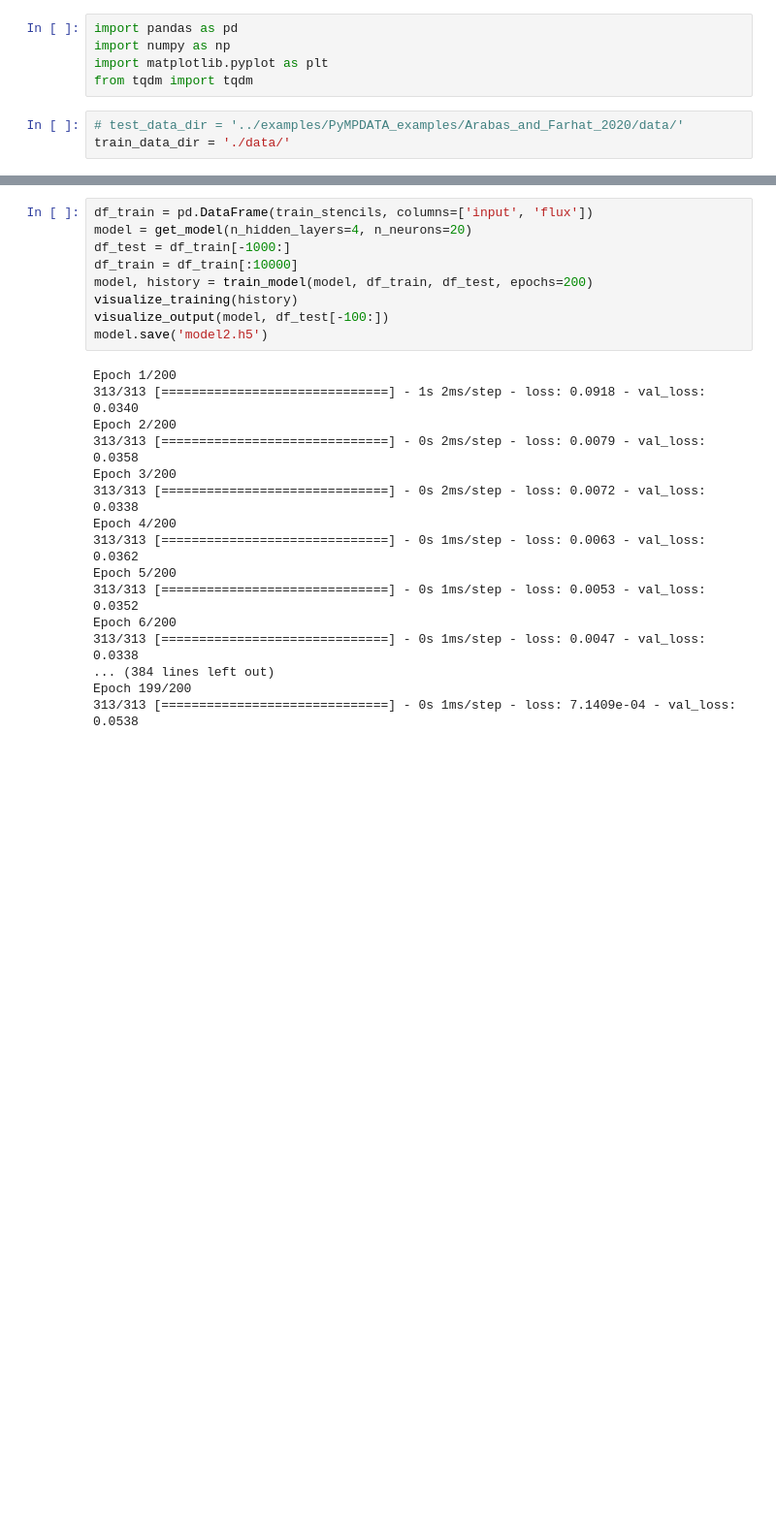
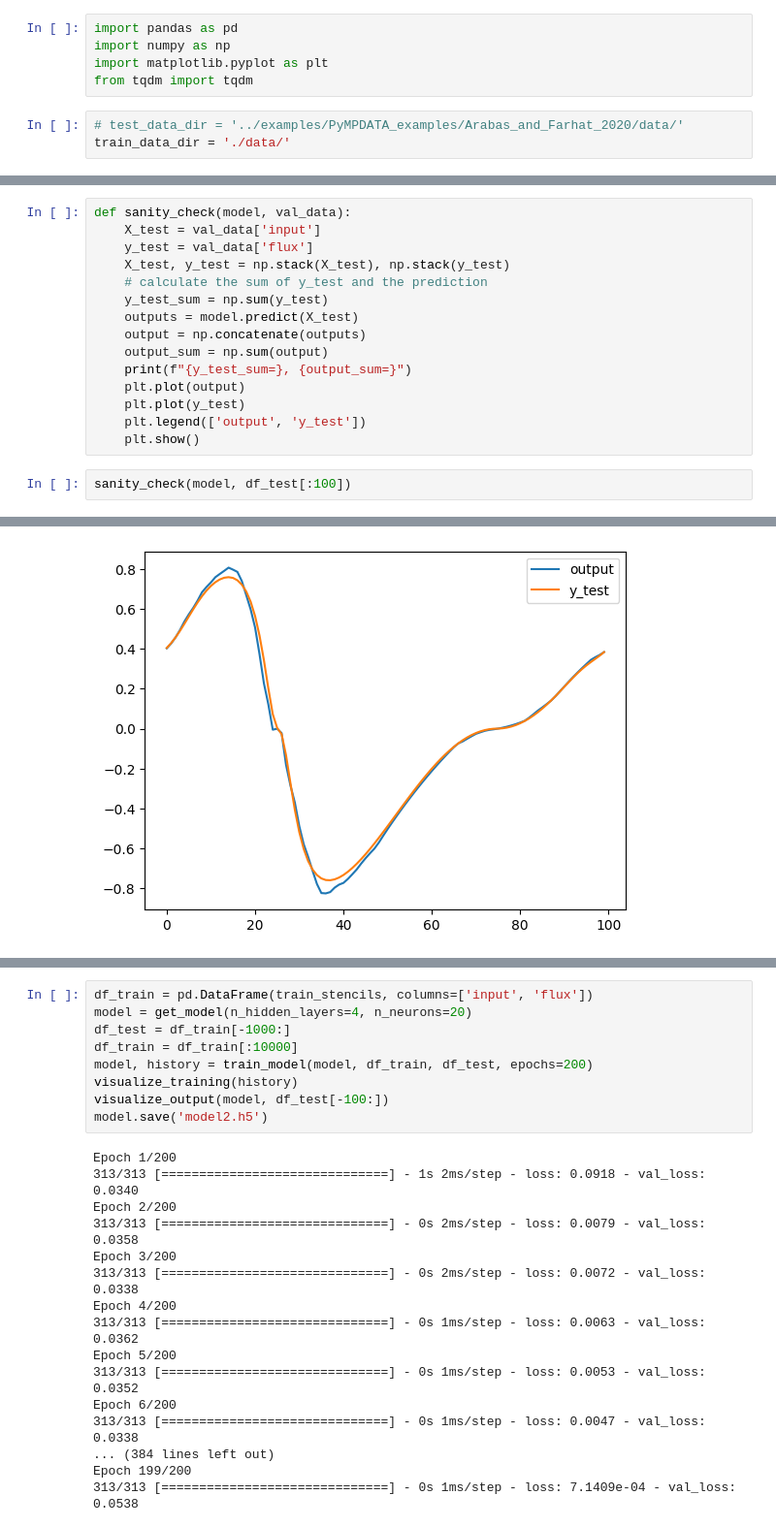
Before and after one commit to pawelmagnu/PyMPDATA, a Jupyter notebook: fluxes/second_attempt.ipynb, the cells around one changed output, grey strips where cells are left out. Shown at 97% size. Drawn from its saved outputs; the diff is of its cells as text; blank space fills up the shorter version.

```diff
--- a/fluxes/second_attempt.ipynb
+++ b/fluxes/second_attempt.ipynb
@@ -148,0 +187,18 @@ Epoch 200/200
+# %%
+def sanity_check(model, val_data):
+    X_test = val_data['input']
+    y_test = val_data['flux']
+    X_test, y_test = np.stack(X_test), np.stack(y_test)
+    # calculate the sum of y_test and the prediction
+    y_test_sum = np.sum(y_test)
+    outputs = model.predict(X_test)
+    output = np.concatenate(outputs)
+    output_sum = np.sum(output)
+    print(f"{y_test_sum=}, {output_sum=}")
+    plt.plot(output)
+    plt.plot(y_test)
+    plt.legend(['output', 'y_test'])
+    plt.show()
+# %%
+sanity_check(model, df_test[:100])
+# %% [output]
@@ -148,0 +207 @@ Epoch 200/200
+[figure, added]
```
Also changed, not shown: parts of 18 cells of this notebook.
